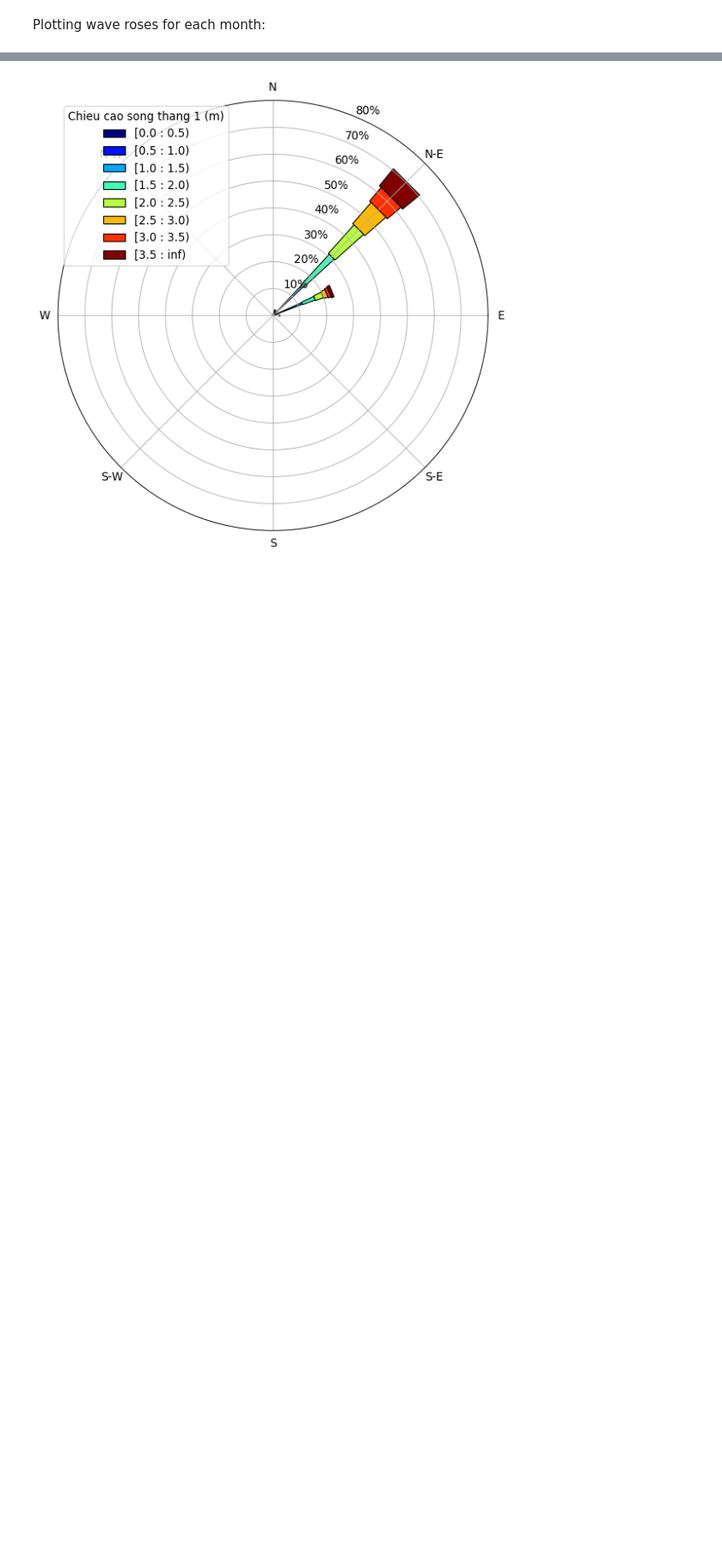
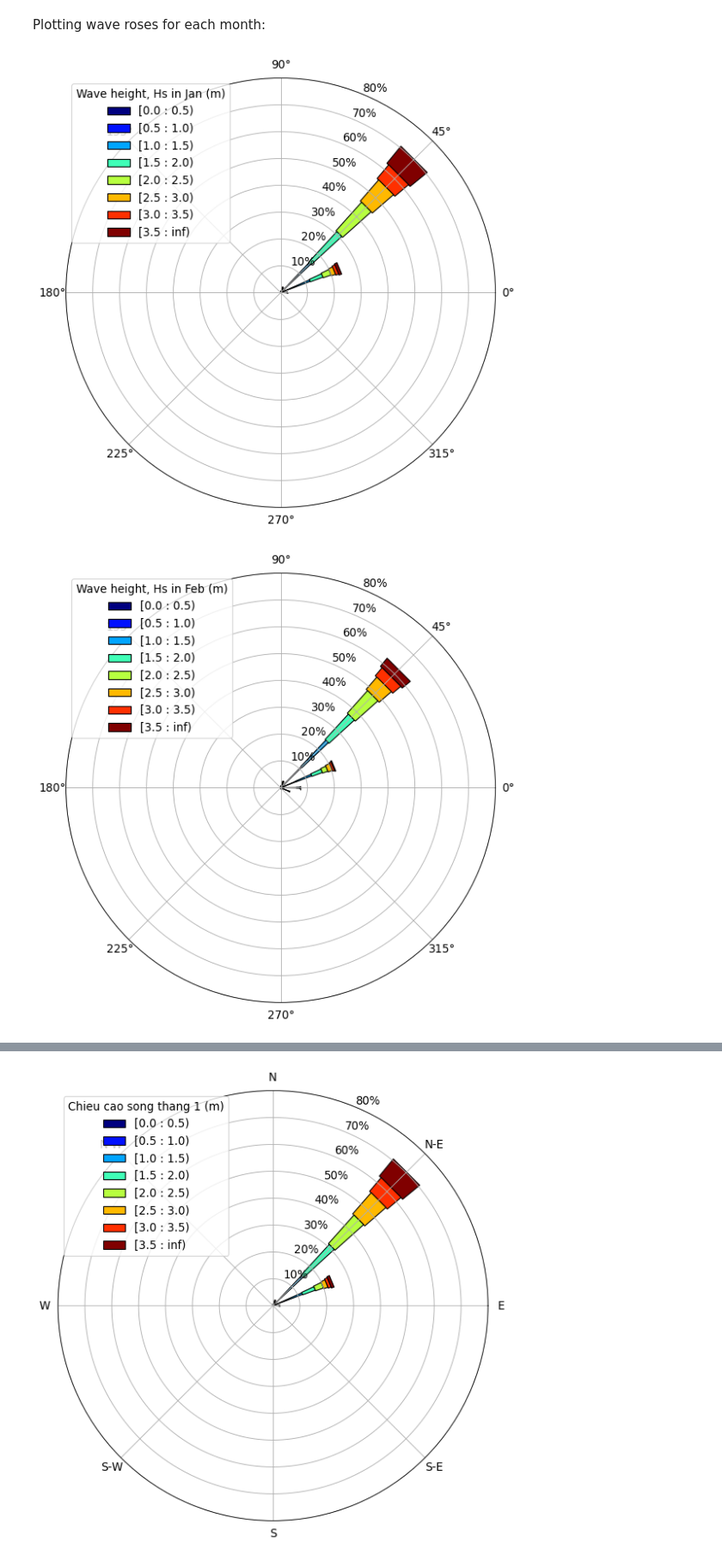
Before and after one commit to nguyenquangchien/wave-energy-VN, a Jupyter notebook: Analysis/wave_data_processing.ipynb, the cells around one changed output, grey strips where cells are left out. Shown at 86% size. Saved outputs shown, nothing was run; the diff lists cells and outputs as text; code cells hidden in the pictures; blank space fills up the shorter version.

```diff
--- a/Analysis/wave_data_processing.ipynb
+++ b/Analysis/wave_data_processing.ipynb
@@ -252,2 +258,27 @@ tableDec = table[table['month']==12]
 # %% [markdown]
 Plotting wave roses for each month:
+# %%
+month_names = [None, 'Jan', 'Feb', 'Mar', 'Apr', 'May', 'Jun', 'Jul', 'Aug', 'Sep', 'Oct', 'Nov', 'Dec']
+
+for month_index in range(1, 13):
+    ax = WindroseAxes.from_ax()
+    ax.box(tableMo[month_index]['Dir'], tableMo[month_index]['Hs'],
+           normed=True, bins=np.arange(0, 3.6, 0.5), edgecolor='k')
+    ax.set_ylim([0, 80])
+    ax.set_yticks(np.arange(0, 81, 10))
+    ax.set_yticklabels(
+        ['',r'10%', r'20%', r'30%', r'40%', r'50%', r'60%', r'70%', r'80%'])
+    ax.set_legend()
+    legend = ax.legend(
+        loc=2,
+        ncol=1,
+        bbox_to_anchor=(0, 0, 1, 1),
+        prop={'size': 12},
+        fancybox=True,
+        shadow=False,
+        title='Wave height, Hs in %s (m)' % month_names[month_index])
+
+    plt.savefig('waverose_%s.png' % month_names[month_index])
+# %% [output]
+[figure, added]
+[figure, added]
```
Also changed, not shown: parts of 4 cells of this notebook, 3 other files.
